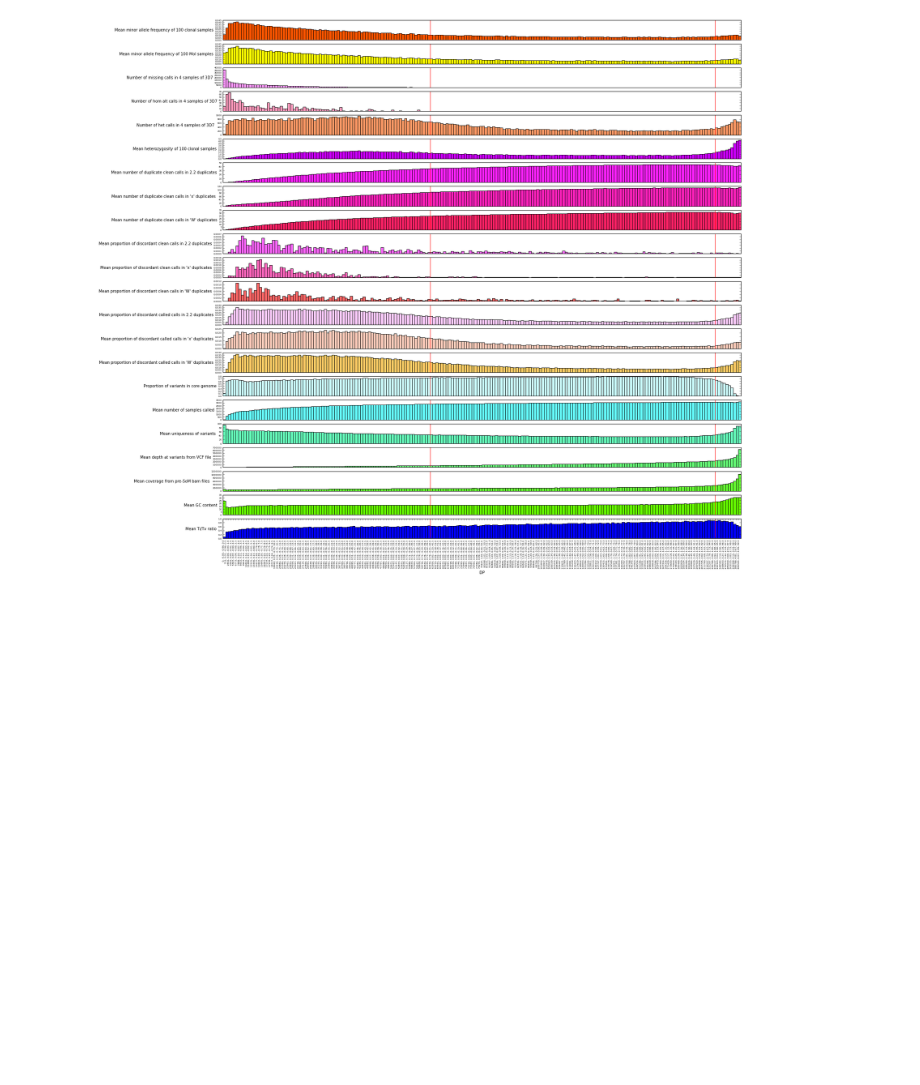
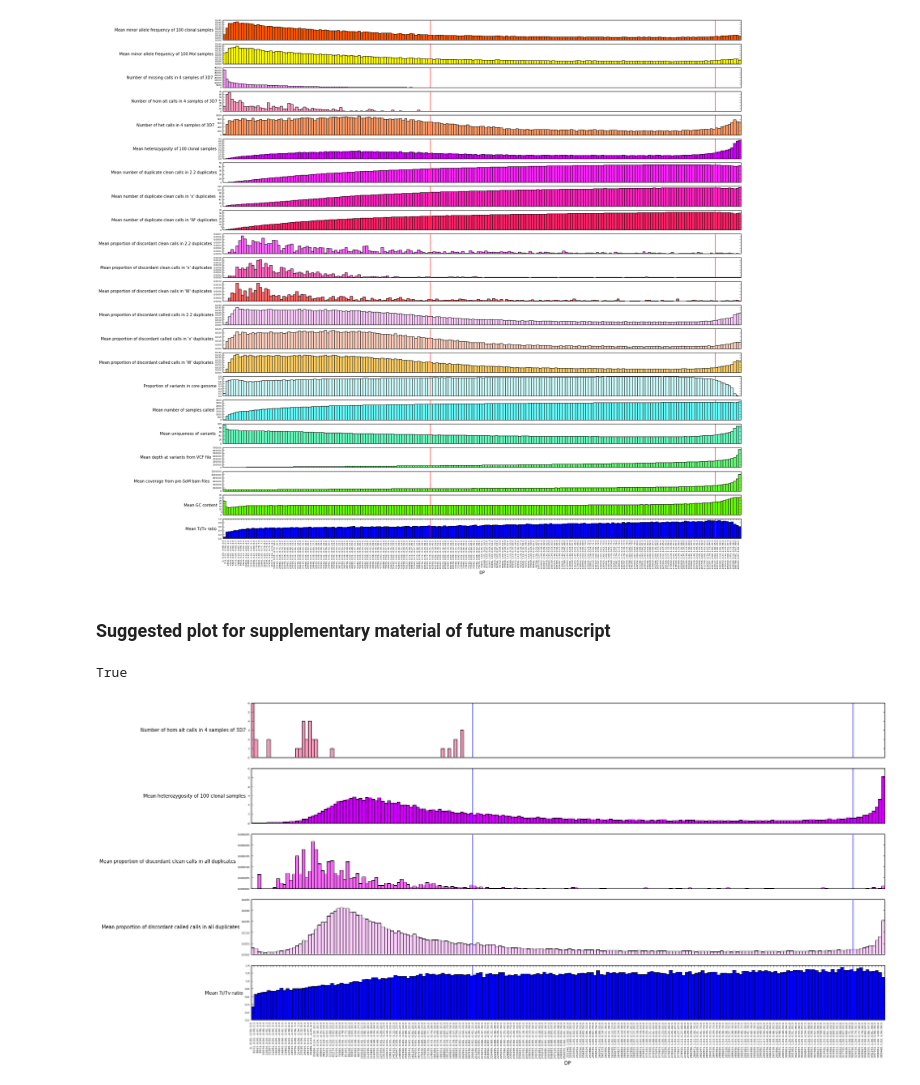
Before and after one commit to malariagen/methods-dev, a Jupyter notebook: notebooks/20130926_pf_community_3_0_coverage_filter_for_document.ipynb, the cells around one changed output. Drawn from its saved outputs; the diff is of its cells as text; code cells hidden in the pictures; blank space fills up the shorter version.

```diff
--- a/notebooks/20130926_pf_community_3_0_coverage_filter_for_document.ipynb
+++ b/notebooks/20130926_pf_community_3_0_coverage_filter_for_document.ipynb
@@ -787,7 +822,7 @@ def characterisation_plot(v, xattr, yattrDescriptions=attributeDescriptions, yat
             verticalLinePos = [stats.percentileofscore(values, x) * bins / 100.0 for x in verticalLineValues]
     N = len(thresholds) - 1
     metrics = OrderedDict()
-    for attributeDescription in diff(attributeDescriptions.keys(), yattrToIgnore):
+    for attributeDescription in diff(yattrDescriptions.keys(), yattrToIgnore):
         metrics[attributeDescription] = list()
     metrics['TiTv'] = list()
     for i in range(N):
@@ -797,23 +832,23 @@ def characterisation_plot(v, xattr, yattrDescriptions=attributeDescriptions, yat
         transversions = count_nonzero(~is_transition)
         titv =  (transitions * 1. / transversions) if transversions > 0 else 0
         metrics['TiTv'].append(titv)
-        for attributeDescription in diff(attributeDescriptions.keys(), yattrToIgnore):
-            if attributeDescriptions[attributeDescription]['statistic'] == 'mean':
+        for attributeDescription in diff(yattrDescriptions.keys(), yattrToIgnore):
+            if yattrDescriptions[attributeDescription]['statistic'] == 'mean':
                 metrics[attributeDescription].append(stats.stats.nanmean(v[flt][attributeDescription]))
-            if attributeDescriptions[attributeDescription]['statistic'] == 'sum':
+            if yattrDescriptions[attributeDescription]['statistic'] == 'sum':
                 metrics[attributeDescription].append(sum(v[flt][attributeDescription]))
-            if attributeDescriptions[attributeDescription]['statistic'] == 'count':
+            if yattrDescriptions[attributeDescription]['statistic'] == 'count':
                 metrics[attributeDescription].append(count_nonzero(v[flt][attributeDescription]))
     ind = np.arange(N)  # the x locations for the groups
     width = 1       # the width of the bars
-    numberOfAttributes = len(diff(attributeDescriptions.keys(), yattrToIgnore))
+    numberOfAttributes = len(diff(yattrDescriptions.keys(), yattrToIgnore))
     fig = plt.figure(figsize=(plotWidth, plotHeight))
     rows, cols = numberOfAttributes+1, 1
 
-    for (i, attributeDescription) in enumerate(diff(attributeDescriptions.keys(), yattrToIgnore)):
+    for (i, attributeDescription) in enumerate(diff(yattrDescriptions.keys(), yattrToIgnore)):
         ax = fig.add_subplot(rows, cols, i+1)
-        ax.bar(ind, metrics[attributeDescription], width, color=attributeDescriptions[attributeDescription]['colour'])
-        ax.set_ylabel(attributeDescriptions[attributeDescription]['description'], rotation='horizontal')
+        ax.bar(ind, metrics[attributeDescription], width, color=yattrDescriptions[attributeDescription]['colour'])
+        ax.set_ylabel(yattrDescriptions[attributeDescription]['description'], rotation='horizontal')
         ax.set_xticks([])
         ax.set_xlim(0, N)
         ax.tick_params(axis='y', which='major', labelsize=6)
@@ -1038,3 +1073,21 @@ characterisation_plot(variants[(variants['CodingNumeric']==0)], 'DP',
 # %% [output]
 True
 [figure]
+# %% [markdown]
+### Suggested plot for supplementary material of future manuscript
+# %%
+manuscriptAttributeDescriptions = OrderedDict([
+    ('homAlts3D7',                          {'description': 'Number of hom alt calls in 4 samples of 3D7',                    'statistic': 'sum',   'colour': '#FF99BB'}),
+    ('numHetClonal',                        {'description': 'Mean heterozygosity of 100 clonal samples',                      'statistic': 'mean',  'colour': '#CC00FF'}),
+    ('proportionDiscordantCleanCalls_all',  {'description': 'Mean proportion of discordant clean calls in all duplicates',    'statistic': 'mean',  'colour': '#FF66FF'}),
+    ('proportionDiscordantCalledCalls_all', {'description': 'Mean proportion of discordant called calls in all duplicates',   'statistic': 'mean',  'colour': '#FFCCFF'})
+])
+# %%
+characterisation_plot(variants[(variants['CodingNumeric']==1)], 'DP', yattrDescriptions=manuscriptAttributeDescriptions,
+    bins=200, extendedXlabels=True, plotHeight=12,
+    verticalLineValues= [percentile(variants['DP'][(variants['CodingNumeric']==1)], 35), percentile(variants['DP'][(variants['CodingNumeric']==1)], 95)],
+    verticalLineColours=['blue', 'blue'],
+    plotFilestem=PLOT_DIR + '/AllCoding_35_95_manuscript')
+# %% [output]
+True
+[figure, added]
```
Also changed, not shown: parts of 1 cell of this notebook.
